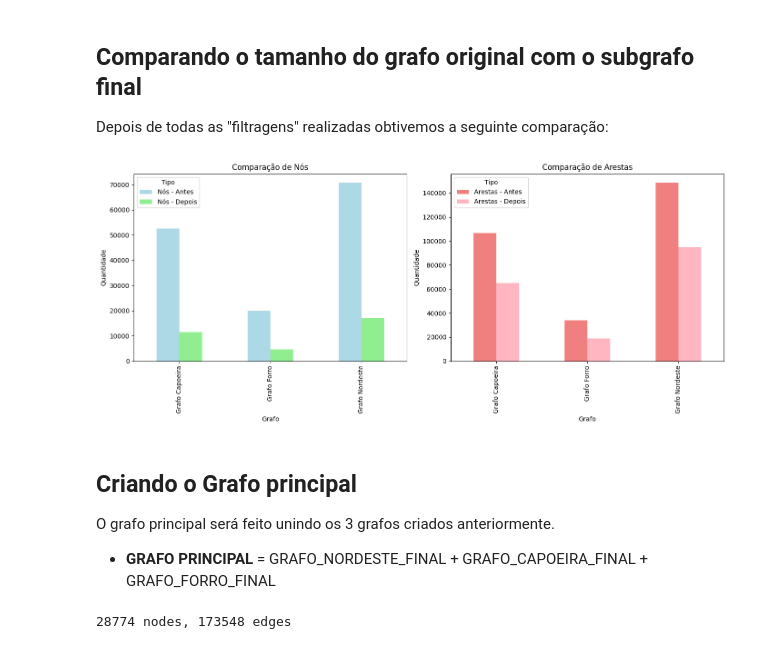
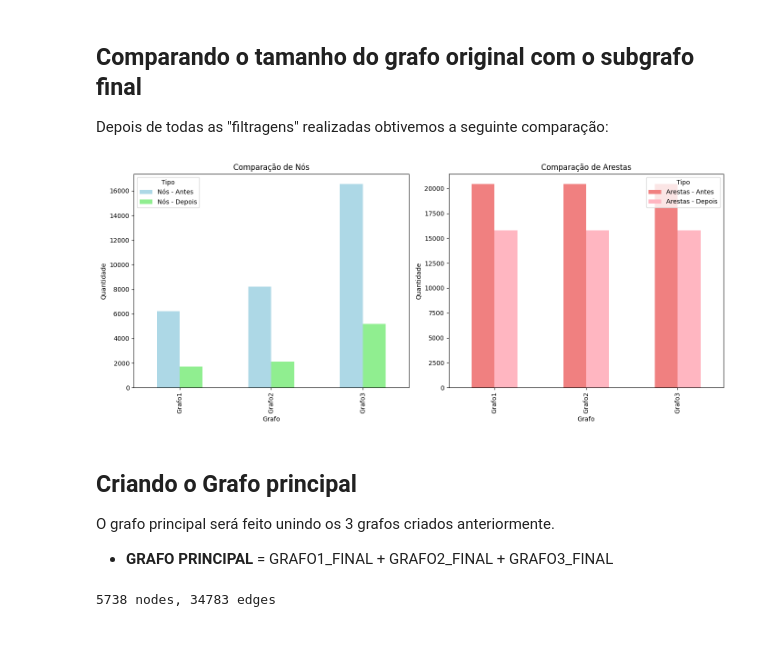
Before and after one commit to CarlosG18/aedii_dca0209, a Jupyter notebook: unidade3/U3T1/requisito1/grafo.ipynb, the cells around one changed output. Drawn from its saved outputs; the diff is of its cells as text; code cells hidden in the pictures.

Commit message:
:sparkles: feat: trocando as seeds

```diff
--- a/unidade3/U3T1/requisito1/grafo.ipynb
+++ b/unidade3/U3T1/requisito1/grafo.ipynb
@@ -133,4 +146,5 @@ grafo_nordeste = create_graph(SEED_NORDESTE)
 # %%
 %%time
-grafo_capoeira = create_graph(SEED_CAPOEIRA)
+grafo2 = create_graph(SEED2)
+print_nodes_edges(grafo2)
 # %% [markdown]
@@ -138,6 +152,7 @@ grafo_capoeira = create_graph(SEED_CAPOEIRA)
 # %%
 %%time
-grafo_forro = create_graph(SEED_FORRO)
+grafo3 = create_graph(SEED3)
+print_nodes_edges(grafo3)
 # %% [markdown]
 ## Criando um função para eliminar páginas duplicadas
 # %%
@@ -186,9 +201,9 @@ def eliminate_duplicate_pages(graph):
 # %% [markdown]
 ## Eliminando as páginas duplicadas
 # %%
-grafo_nordeste_clean = eliminate_duplicate_pages(grafo_nordeste)
-grafo_capoeira_clean = eliminate_duplicate_pages(grafo_capoeira)
-grafo_forro_clean = eliminate_duplicate_pages(grafo_forro)
+grafo1_clean = eliminate_duplicate_pages(grafo1)
+grafo2_clean = eliminate_duplicate_pages(grafo2)
+grafo3_clean = eliminate_duplicate_pages(grafo3)
 # %% [markdown]
 ## Analisando o graus dos nós e seus vizinhos
 # %%
@@ -256,71 +271,71 @@ def trunc_graph(graph):
 
     return gsub
 # %%
-grafo_nordeste_final = trunc_graph(grafo_nordeste_clean)
-grafo_capoeira_final = trunc_graph(grafo_capoeira_clean)
-grafo_forro_final = trunc_graph(grafo_forro_clean)
+grafo1_final = trunc_graph(grafo1_clean)
+grafo2_final = trunc_graph(grafo2_clean)
+grafo3_final = trunc_graph(grafo3_clean)
 # %% [markdown]
 ## Comparando o tamanho do grafo original com o subgrafo final
 
 Depois de todas as "filtragens" realizadas obtivemos a seguinte comparação:
 # %%
 # obtendo o numero de nos e links antes e depois da filtragem
-nodes_nordeste_antes, edges_nordeste_antes = get_nodes_edges(grafo_nordeste)
-nodes_nordeste_depois, edges_nordeste_depois = get_nodes_edges(grafo_nordeste_final)
+nodes1_antes, edges1_antes = get_nodes_edges(grafo1)
+nodes1_depois, edges1_depois = get_nodes_edges(grafo1_final)
 
 # obtendo o numero de nos e links antes e depois da filtragem
-nodes_capoeira_antes, edges_capoeira_antes = get_nodes_edges(grafo_capoeira)
-nodes_capoeira_depois, edges_capoeira_depois = get_nodes_edges(grafo_capoeira_final)
+nodes2_antes, edges2_antes = get_nodes_edges(grafo2)
+nodes2_depois, edges2_depois = get_nodes_edges(grafo2_final)
 
 # obtendo o numero de nos e links antes e depois da filtragem
-nodes_forro_antes, edges_forro_antes = get_nodes_edges(grafo_forro)
-nodes_forro_depois, edges_forro_depois = get_nodes_edges(grafo_forro_final)
+nodes3_antes, edges3_antes = get_nodes_edges(grafo3)
+nodes3_depois, edges3_depois = get_nodes_edges(grafo3_final)
 
 data = {
-    'Grafo': ['Grafo Nordeste', 'Grafo Nordeste', 'Grafo Capoeira', 'Grafo Capoeira', 'Grafo Forro', 'Grafo Forro'],
+    'Grafo': ['Grafo1', 'Grafo1', 'Grafo2', 'Grafo2', 'Grafo3', 'Grafo3'],
     'Tipo': ['Nós - Antes', 'Nós - Depois', 'Nós - Antes', 'Nós - Depois', 'Nós - Antes', 'Nós - Depois'],
-    'Quantidade': [nodes_nordeste_antes, nodes_nordeste_depois, nodes_capoeira_antes, nodes_capoeira_depois, nodes_forro_antes, nodes_forro_depois]
+    'Quantidade': [nodes1_antes, nodes1_depois, nodes2_antes, nodes2_depois, nodes3_antes, nodes3_depois]
 }
 
 df_nos = pd.DataFrame(data)
 
 data_arestas = {
-    'Grafo': ['Grafo Nordeste', 'Grafo Nordeste', 'Grafo Capoeira', 'Grafo Capoeira', 'Grafo Forro', 'Grafo Forro'],
+    'Grafo': ['Grafo1', 'Grafo1', 'Grafo2', 'Grafo2', 'Grafo3', 'Grafo3'],
     'Tipo': ['Arestas - Antes', 'Arestas - Depois', 'Arestas - Antes', 'Arestas - Depois', 'Arestas - Antes', 'Arestas - Depois'],
-    'Quantidade': [edges_nordeste_antes, edges_nordeste_depois, edges_capoeira_antes, edges_capoeira_depois, edges_forro_antes, edges_forro_depois]
+    'Quantidade': [edges1_antes, edges1_depois, edges1_antes, edges1_depois, edges1_antes, edges1_depois]
 }
 
 df_arestas = pd.DataFrame(data_arestas)
 
 fig, axes = plt.subplots(nrows=1, ncols=2, figsize=(14, 6))
 
 # Gráfico de Nós
 df_nos.pivot(index='Grafo', columns='Tipo', values='Quantidade').plot(kind='bar', ax=axes[0], color=['lightblue', 'lightgreen'])
 axes[0].set_title('Comparação de Nós')
 axes[0].set_ylabel('Quantidade')
 axes[0].set_xlabel('Grafo')
 
 # Gráfico de Arestas
 df_arestas.pivot(index='Grafo', columns='Tipo', values='Quantidade').plot(kind='bar', ax=axes[1], color=['lightcoral', 'lightpink'])
 axes[1].set_title('Comparação de Arestas')
 axes[1].set_ylabel('Quantidade')
 axes[1].set_xlabel('Grafo')
 
 plt.tight_layout()
 plt.show()
 # %% [output]
-[figure, old version]
+[figure, new version]
 # %% [markdown]
 ## Criando o Grafo principal
 
 O grafo principal será feito unindo os 3 grafos criados anteriormente.
 
-- **GRAFO PRINCIPAL** = GRAFO_NORDESTE_FINAL + GRAFO_CAPOEIRA_FINAL + GRAFO_FORRO_FINAL
+- **GRAFO PRINCIPAL** = GRAFO1_FINAL + GRAFO2_FINAL + GRAFO3_FINAL
 # %%
-grafo_principal = nx.compose_all([grafo_nordeste_final,grafo_capoeira_final,grafo_forro_final])
+grafo_principal = nx.compose_all([grafo1_final,grafo2_final,grafo3_final])
 print_nodes_edges(grafo_principal)
 
 #exportando o grafo principal para graphml
 nx.write_graphml(grafo_principal, "grafo.graphml")
 # %% [output]
-28774 nodes, 173548 edges
+5738 nodes, 34783 edges
```
Also changed, not shown: parts of 8 cells of this notebook, 1 other file.
